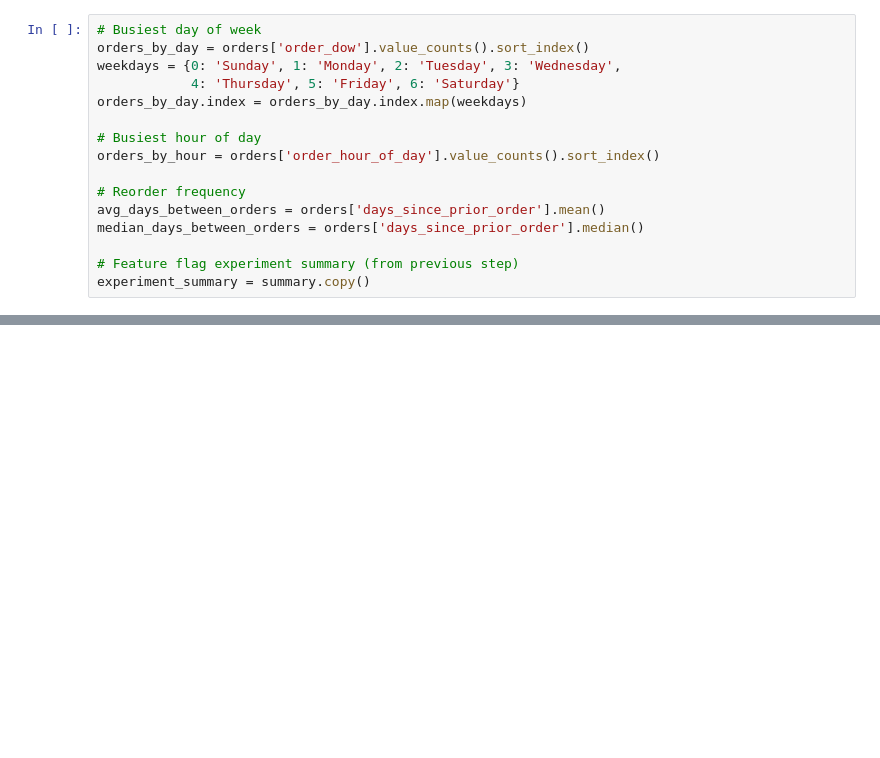
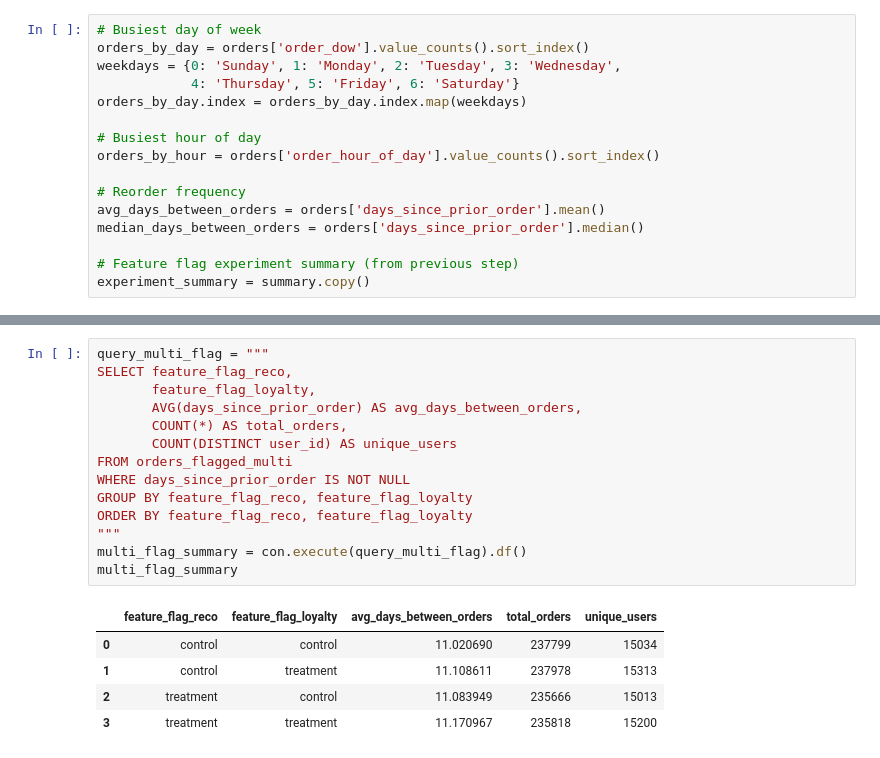
Before and after one commit to cmaguire001/instacart-feature-flag-analysis, a Jupyter notebook: Instacart_Feature_Flag_Analysis.ipynb, the cells around one changed output, grey strips where cells are left out. Drawn from its saved outputs; the diff is of its cells as text; blank space fills up the shorter version.

```diff
--- a/Instacart_Feature_Flag_Analysis.ipynb
+++ b/Instacart_Feature_Flag_Analysis.ipynb
@@ -279,0 +429,20 @@ plt.show()
+# %%
+query_multi_flag = """
+SELECT feature_flag_reco,
+       feature_flag_loyalty,
+       AVG(days_since_prior_order) AS avg_days_between_orders,
+       COUNT(*) AS total_orders,
+       COUNT(DISTINCT user_id) AS unique_users
+FROM orders_flagged_multi
+WHERE days_since_prior_order IS NOT NULL
+GROUP BY feature_flag_reco, feature_flag_loyalty
+ORDER BY feature_flag_reco, feature_flag_loyalty
+"""
+multi_flag_summary = con.execute(query_multi_flag).df()
+multi_flag_summary
+# %% [output]
+|  | feature_flag_reco | feature_flag_loyalty | avg_days_between_orders | total_orders | unique_users |
+| 0 | control | control | 11.020690 | 237799 | 15034 |
+| 1 | control | treatment | 11.108611 | 237978 | 15313 |
+| 2 | treatment | control | 11.083949 | 235666 | 15013 |
+| 3 | treatment | treatment | 11.170967 | 235818 | 15200 |
```
Also changed, not shown: parts of 27 cells of this notebook.
